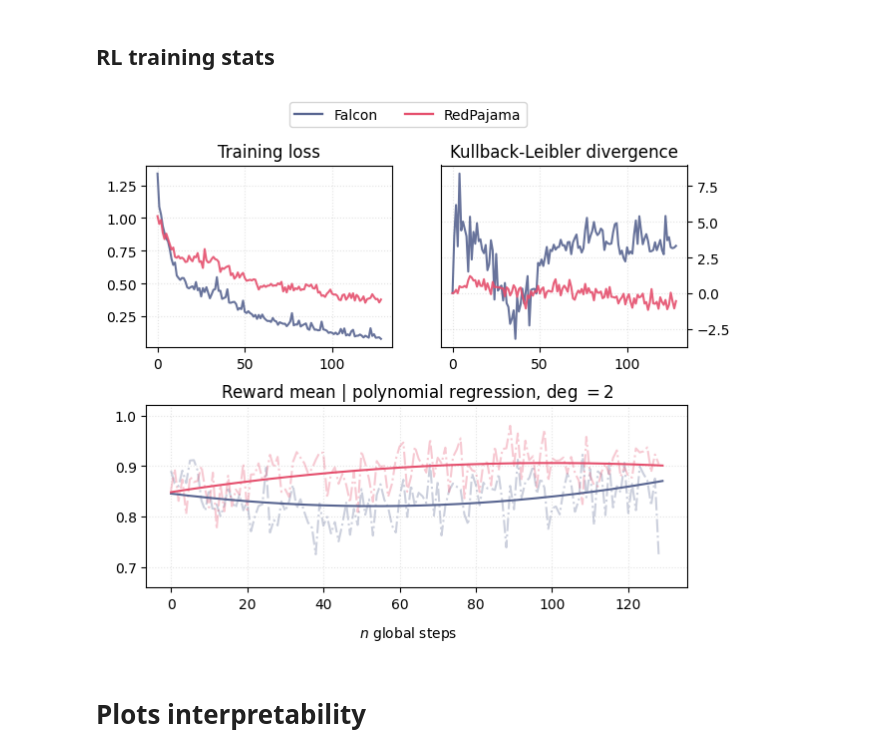
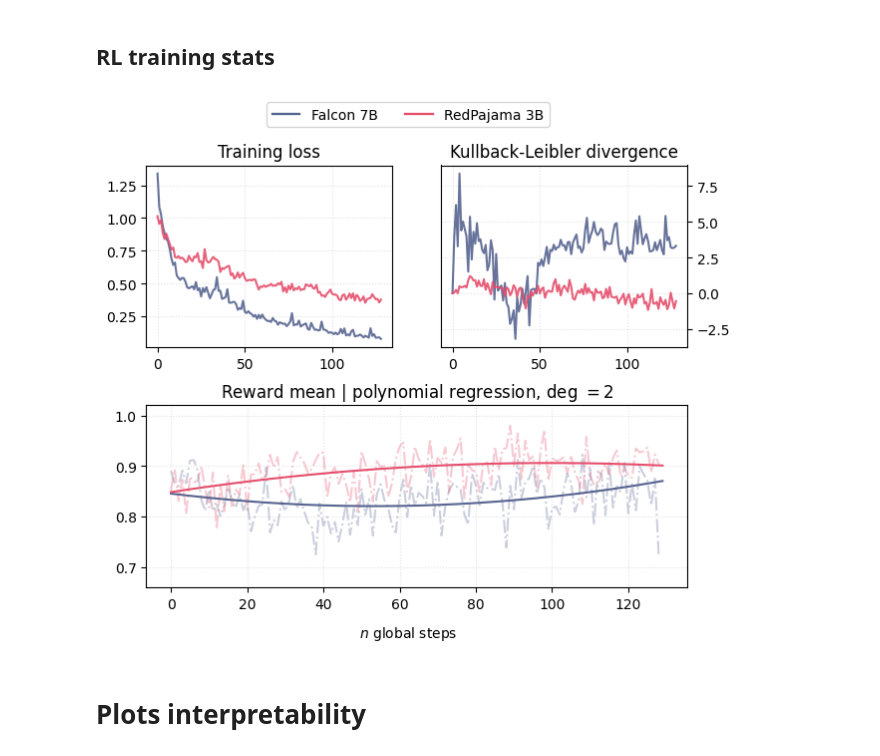
Before and after one commit to DanielSc4/MSc-Thesis, a Jupyter notebook: plots code/plots.ipynb, the cells around one changed output. Cells and saved outputs as stored; diff of their text form; code cells hidden in the pictures.

```diff
--- a/plots code/plots.ipynb
+++ b/plots code/plots.ipynb
@@ -150,36 +150,36 @@ axbig.set_ylim([0.66, 1.02])
 x = np.linspace(0, len(reward_mean), len(reward_mean))
 # Trendline reward Falcon
 z = np.polyfit(
     x,
     reward_mean['Falcon'], deg = 2)
 p = np.poly1d(z)
 axbig.plot(x, p(x), color=palette[1])
 # Trendline reward RedPajama
 z = np.polyfit(
     x,
     reward_mean['RedPajama'], deg = 2)
 p = np.poly1d(z)
 axbig.plot(x, p(x), color=diversity_palette[3])
 
 fig.supxlabel(r'$n$ global steps', fontsize = mpl.rcParams["axes.labelsize"])
 
 # Legend
-line_train = Line2D([0], [0], label=r'Falcon', color=palette[1], linewidth= 1.65)
-line_eval = Line2D([0], [0], label=r'RedPajama', color=diversity_palette[3], linewidth= 1.65)
+line_train = Line2D([0], [0], label=r'Falcon 7B', color=palette[1], linewidth= 1.65)
+line_eval = Line2D([0], [0], label=r'RedPajama 3B', color=diversity_palette[3], linewidth= 1.65)
 handles = [line_train, line_eval]
 
 legend = fig.legend(
     # title='Model:',
     handles = handles,
     bbox_to_anchor=(0.5, 1.008, 0, 0),
     loc = 'upper center',
     ncol = 2,
 )
 
 fig.subplots_adjust(hspace = 0.32)
 fig.savefig('./media/RL-stats.pdf', format='pdf')
 # %% [output]
-[figure, old version]
+[figure, new version]
 # %% [markdown]
 # Plots interpretability
 # %%
```
Also changed, not shown: parts of 4 cells of this notebook, 5 other files.
